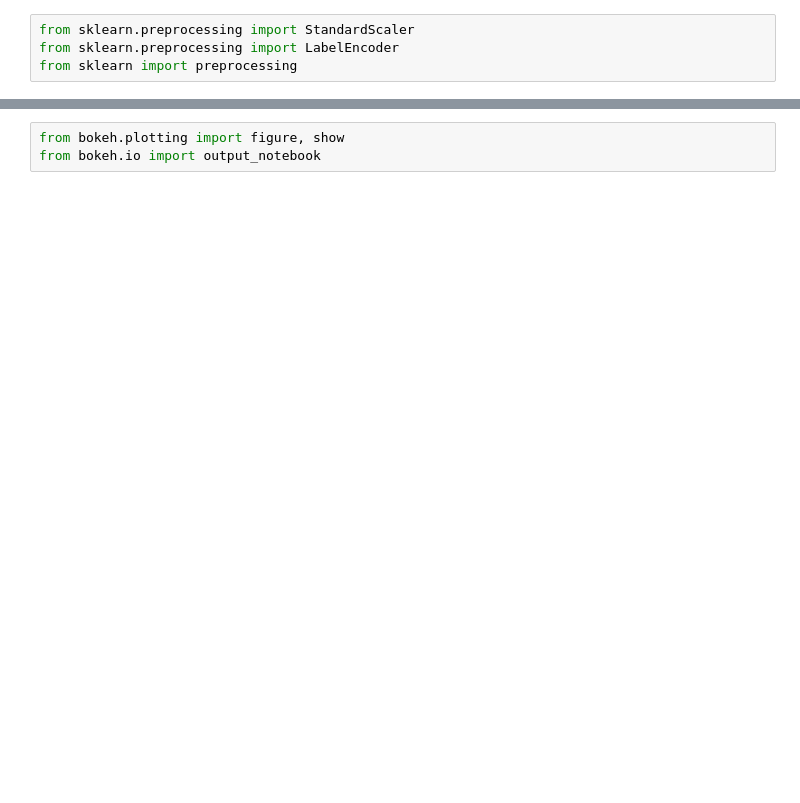
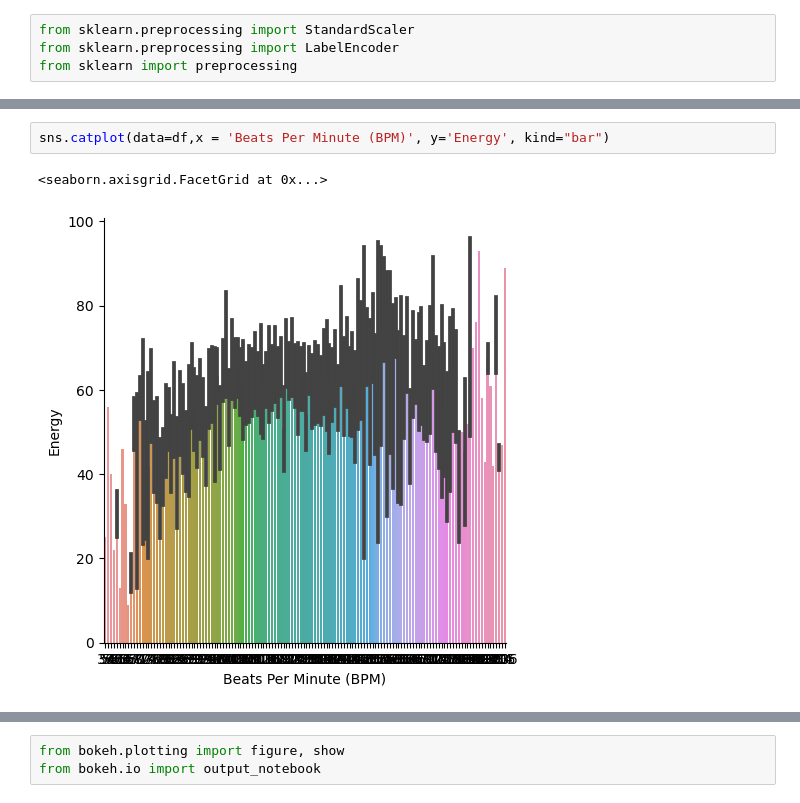
Before and after one commit to HuseyinEmreAksoy/SpotifySongPrediction, a Jupyter notebook: Spotify.ipynb, the cells around one changed output, grey strips where cells are left out. Saved outputs shown, nothing was run; the diff lists cells and outputs as text; blank space fills up the shorter version.

```diff
--- a/Spotify.ipynb
+++ b/Spotify.ipynb
@@ -262 +182,6 @@ sns.catplot(data=df,x = 'danceability', y='energy', kind="bar")
+# %%
+sns.catplot(data=df,x = 'Beats Per Minute (BPM)', y='Energy', kind="bar")
+# %% [output]
+<seaborn.axisgrid.FacetGrid at 0x...>
+[figure, added]
 # %%
```
Also changed, not shown: parts of 57 cells of this notebook, 2 other files.
